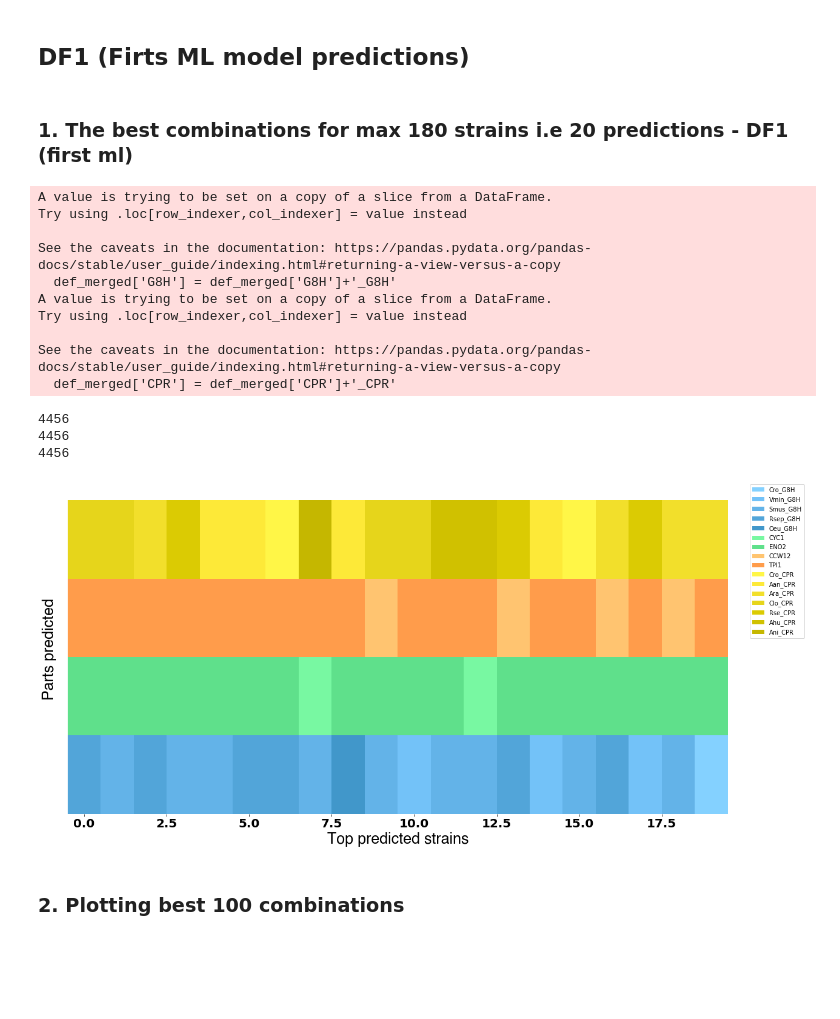
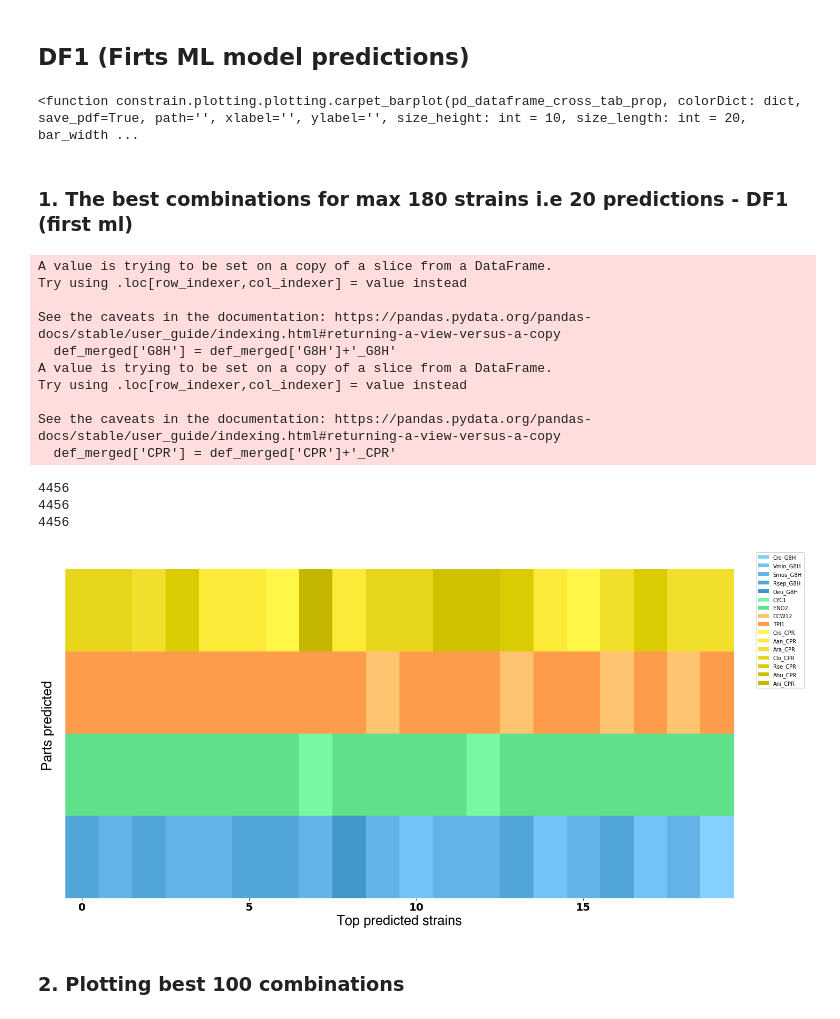
Before and after one commit to hiyama341/ConStrain, a Jupyter notebook: colab_notebooks/08_2_DESIGN_TargetedLibrary.ipynb, the cells around one changed output. Cells and saved outputs as stored; diff of their text form; code cells hidden in the pictures; blank space fills up the shorter version.

```diff
--- a/colab_notebooks/08_2_DESIGN_TargetedLibrary.ipynb
+++ b/colab_notebooks/08_2_DESIGN_TargetedLibrary.ipynb
@@ -268,6 +259,9 @@ In this next section, we will dive deeper into the top predicted gene combinatio
 ## DF1 (Firts ML model predictions)
 # %%
 from constrain.plotting.plotting import carpet_barplot
+carpet_barplot
+# %% [output]
+<function constrain.plotting.plotting.carpet_barplot(pd_dataframe_cross_tab_prop, colorDict: dict, save_pdf=True, path='', xlabel='', ylabel='', size_height: int = 10, size_length: int = 20, bar_width ...
 # %% [markdown]
 ### 1. The best combinations for max 180 strains i.e 20 predictions - DF1 (first ml)
 # %%
@@ -332,35 +326,36 @@ all_parts = ['Cacu_G8H',
  'Ani_CPR',
  'Cac_CPR',
  'Oeu_CPR']
 
 
 # fix columns
 fixed_columns = []
 for name in all_parts:
     if name in coloumns:
         fixed_columns.append(name)
 fixed_columns
 
 cross_tab_prop = cross_tab_prop[fixed_columns]
 
 # carpet plot
 name = 'Best_combinations_predicted_by_the_ML_20_df1'
-carpet_barplot(cross_tab_prop, colorDict, save_pdf= True , path ='ConStrain_on_google_colab/data/10-plots/08_2_DESIGN_Targeted_library/'+name, xlabel ='Top predicted strains' , ylabel = 'Parts predicted' )
+carpet_barplot(cross_tab_prop, colorDict, save_pdf= True ,
+               path ='ConStrain_on_google_colab/data/10-plots/08_2_DESIGN_Targeted_library/'+name, xlabel ='Top predicted strains' , ylabel = 'Parts predicted' )
 # %% [output]
 A value is trying to be set on a copy of a slice from a DataFrame.
 Try using .loc[row_indexer,col_indexer] = value instead
 
 See the caveats in the documentation: https://pandas.pydata.org/pandas-docs/stable/user_guide/indexing.html#returning-a-view-versus-a-copy
   def_merged['G8H'] = def_merged['G8H']+'_G8H'
 A value is trying to be set on a copy of a slice from a DataFrame.
 Try using .loc[row_indexer,col_indexer] = value instead
 
 See the caveats in the documentation: https://pandas.pydata.org/pandas-docs/stable/user_guide/indexing.html#returning-a-view-versus-a-copy
   def_merged['CPR'] = def_merged['CPR']+'_CPR'
 4456
 4456
 4456
-[figure, old version]
+[figure, new version]
 # %% [markdown]
 ### 2. Plotting best 100 combinations
 # %%
```
Also changed, not shown: parts of 16 cells of this notebook.
